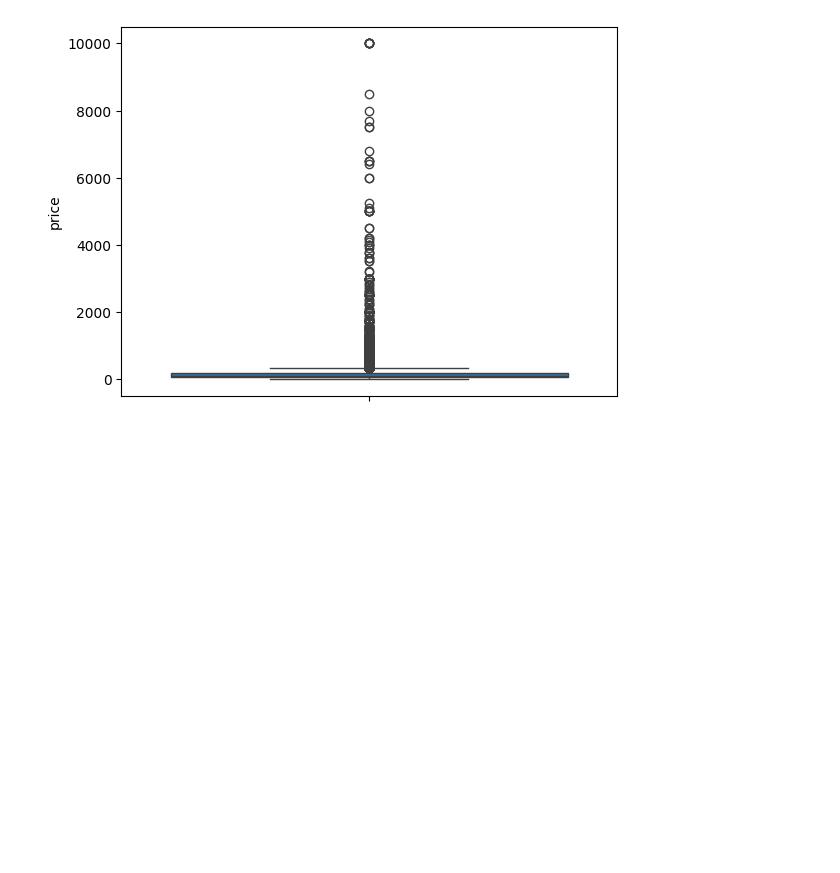
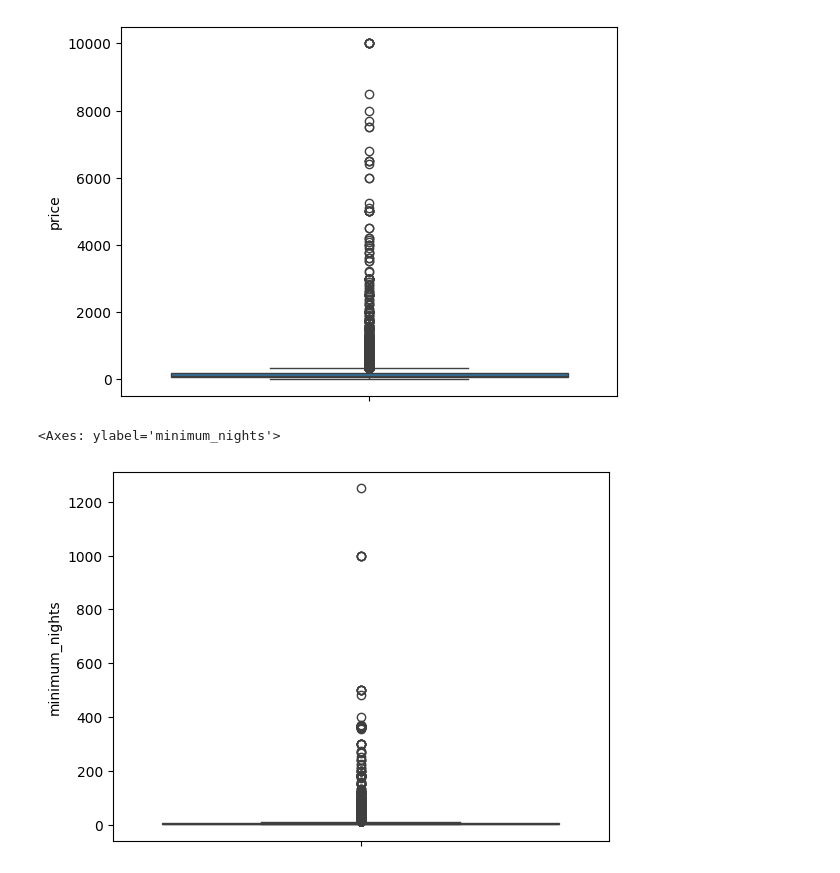
Before and after one commit to Bikash61/Daily-task, a Jupyter notebook: 01 UNDERSTANDING THE DATA SET/BASIC NAVIGATION OF DATASET.ipynb, the cells around one changed output. Cells and saved outputs as stored; diff of their text form; code cells hidden in the pictures; blank space fills up the shorter version.

```diff
--- a/01 UNDERSTANDING THE DATA SET/BASIC NAVIGATION OF DATASET.ipynb
+++ b/01 UNDERSTANDING THE DATA SET/BASIC NAVIGATION OF DATASET.ipynb
@@ -151,4 +151,7 @@ sns.boxplot(df["price"])
 <Axes: ylabel='price'>
 [figure]
 # %%
-df.boxplot()
+sns.boxplot(df['minimum_nights'])
+# %% [output]
+<Axes: ylabel='minimum_nights'>
+[figure, added]
```
Also changed, not shown: 2 other files.
